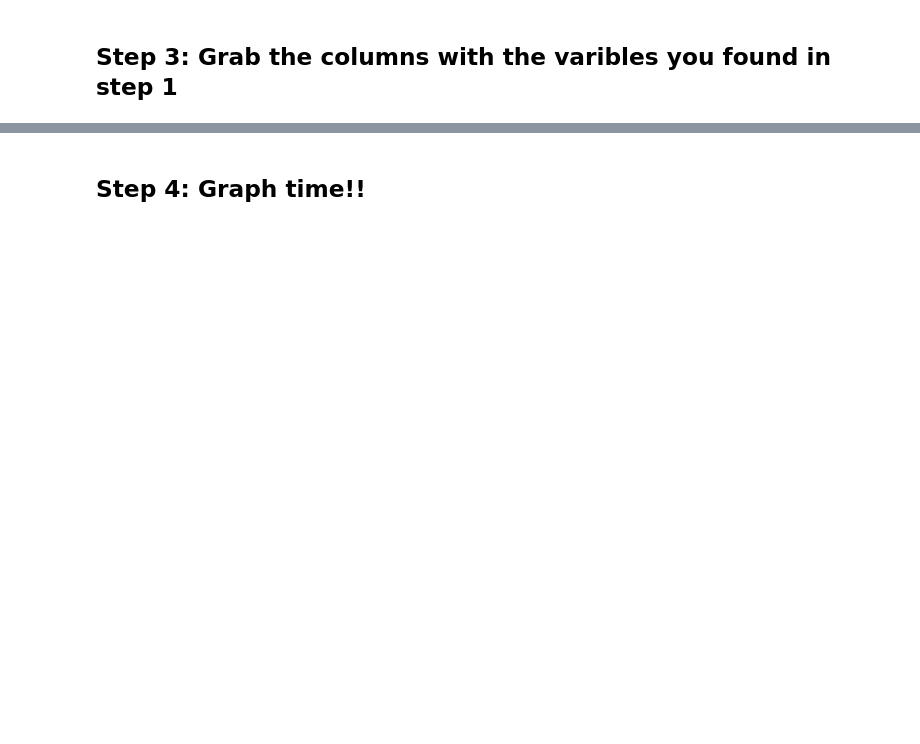
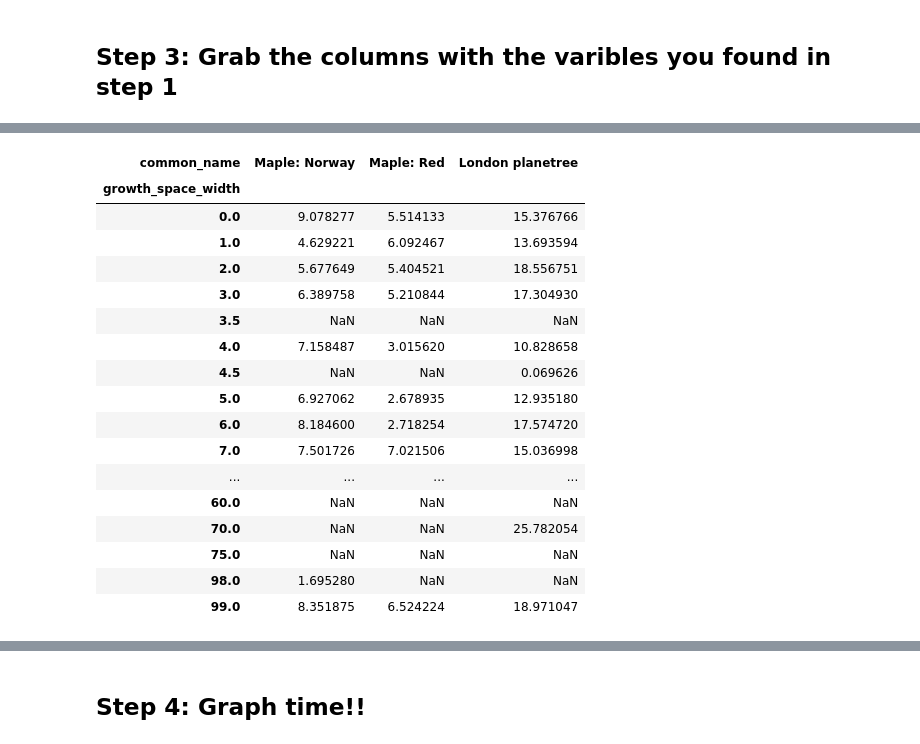
Before and after one commit to miaschwing/DataScienceCircle, a Jupyter notebook: No. 3 Data Circle/No.3 Data Circle.ipynb, the cells around one changed output, grey strips where cells are left out. Saved outputs shown, nothing was run; the diff lists cells and outputs as text; code cells hidden in the pictures; blank space fills up the shorter version.

```diff
--- a/No. 3 Data Circle/No.3 Data Circle.ipynb
+++ b/No. 3 Data Circle/No.3 Data Circle.ipynb
@@ -51,5 +54,9 @@ I want to compare Highland Park with other neighborhoods that have a lot of tree
 # %%
-quality_trees.groupby('neighborhood').count().sort_values('air_quality_benfits_total_dollar_value', ascending = False).iloc[0:5]
+counted_trees = trees.groupby('common_name').count().sort_values('growth_space_width', ascending = False)
+counted_trees
+# %%
+top_3 = counted_trees[0:3].reset_index()['common_name']
+top_3
 # %% [markdown]
 ## Step 2: Moving things around with our friends groupby and pivot
 In order to have a graph with multiple lines you need each of those categories to be their own columns. To do this you often need to use groupby and or pivot.
@@ -91,0 +83,22 @@ top5trees
+# %%
+top_trees = pivot_trees[top_3]
+top_trees
+# %% [output]
+| common_name | Maple: Norway | Maple: Red | London planetree |
+| growth_space_width |  |  |  |
+| 0.0 | 9.078277 | 5.514133 | 15.376766 |
+| 1.0 | 4.629221 | 6.092467 | 13.693594 |
+| 2.0 | 5.677649 | 5.404521 | 18.556751 |
+| 3.0 | 6.389758 | 5.210844 | 17.304930 |
+| 3.5 | NaN | NaN | NaN |
+| 4.0 | 7.158487 | 3.015620 | 10.828658 |
+| 4.5 | NaN | NaN | 0.069626 |
+| 5.0 | 6.927062 | 2.678935 | 12.935180 |
+| 6.0 | 8.184600 | 2.718254 | 17.574720 |
+| 7.0 | 7.501726 | 7.021506 | 15.036998 |
+| ... | ... | ... | ... |
+| 60.0 | NaN | NaN | NaN |
+| 70.0 | NaN | NaN | 25.782054 |
+| 75.0 | NaN | NaN | NaN |
+| 98.0 | 1.695280 | NaN | NaN |
+| 99.0 | 8.351875 | 6.524224 | 18.971047 |
```
Also changed, not shown: parts of 26 cells of this notebook.
